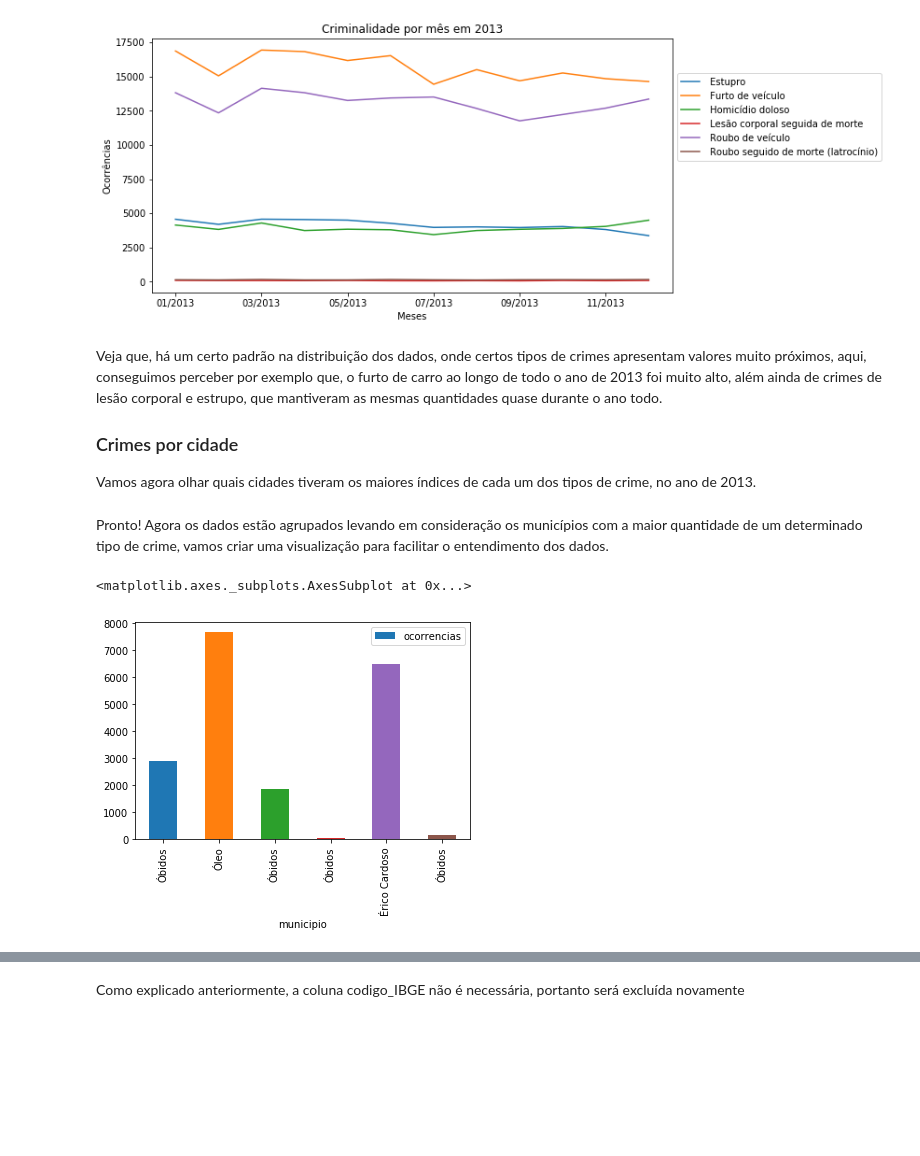
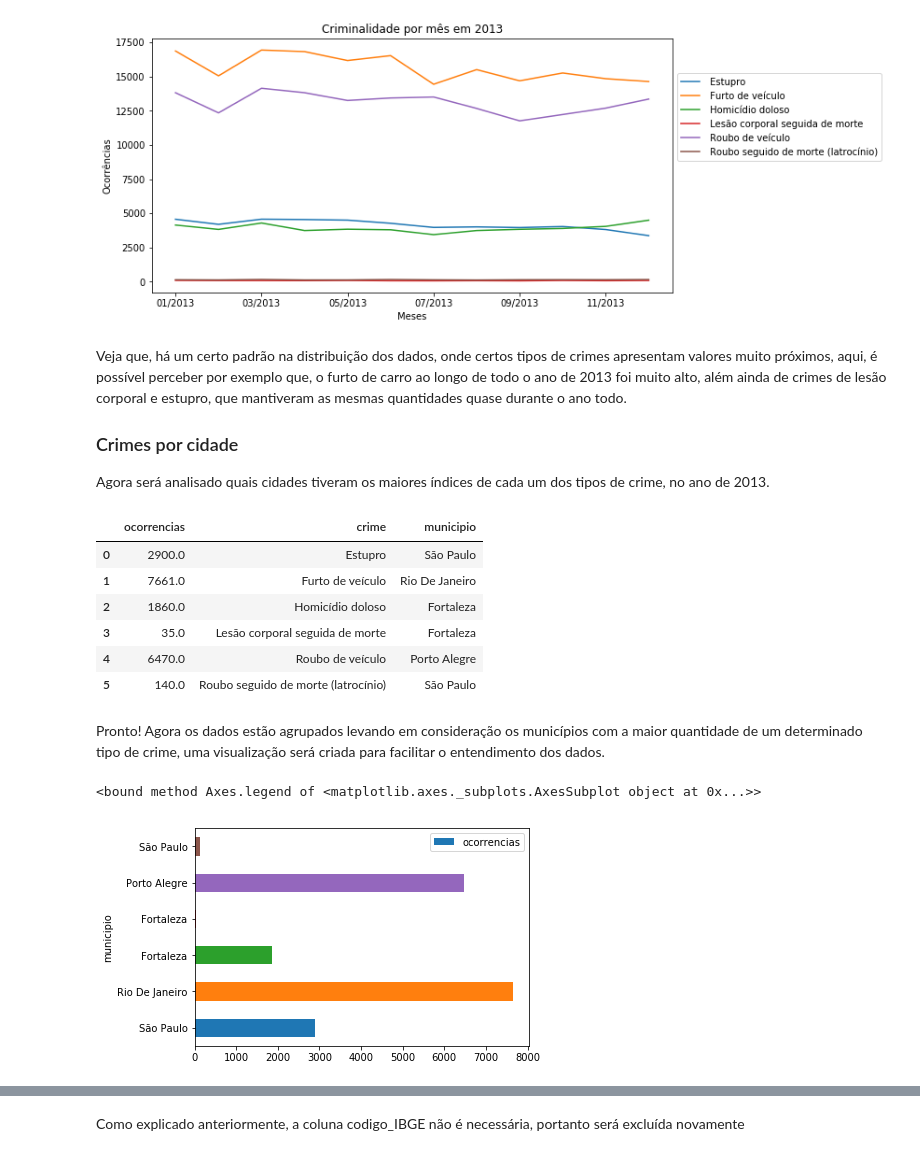
Before and after one commit to M3nin0/ocorrencias-brasil, a Jupyter notebook: ocorrencias-py.ipynb, the cells around one changed output, grey strips where cells are left out. Drawn from its saved outputs; the diff is of its cells as text; code cells hidden in the pictures; blank space fills up the shorter version.

```diff
--- a/ocorrencias-py.ipynb
+++ b/ocorrencias-py.ipynb
@@ -170,19 +161,30 @@ crime_per_month_line_graph.plot
 <bound method Axes.plot of <matplotlib.axes._subplots.AxesSubplot object at 0x...>>
 [figure]
 # %% [markdown]
-Veja que, há um certo padrão na distribuição dos dados, onde certos tipos de crimes apresentam valores muito próximos, aqui, conseguimos perceber por exemplo que, o furto de carro ao longo de todo o ano de 2013 foi muito alto, além ainda de crimes de lesão corporal e estrupo, que mantiveram as mesmas quantidades quase durante o ano todo.
+Veja que, há um certo padrão na distribuição dos dados, onde certos tipos de crimes apresentam valores muito próximos, aqui, é possível perceber por exemplo que, o furto de carro ao longo de todo o ano de 2013 foi muito alto, além ainda de crimes de lesão corporal e estupro, que mantiveram as mesmas quantidades quase durante o ano todo.
 
 ### Crimes por cidade
 
-Vamos agora olhar quais cidades tiveram os maiores índices de cada um dos tipos de crime, no ano de 2013.
+Agora será analisado quais cidades tiveram os maiores índices de cada um dos tipos de crime, no ano de 2013.
 # %%
 crimes_per_city = year.groupby(['municipio','crime'], as_index=False).agg({'ocorrencias':sum})
+crime_per_city_max = crimes_per_city.groupby(['crime']).agg({'ocorrencias':max})
+criteria = ['ocorrencias','crime']
+crime_per_city_graph = pd.merge(crime_per_city_max,crimes_per_city,on=criteria)
+crime_per_city_graph
+# %% [output]
+|  | ocorrencias | crime | municipio |
+| 0 | 2900.0 | Estupro | São Paulo |
+| 1 | 7661.0 | Furto de veículo | Rio De Janeiro |
+| 2 | 1860.0 | Homicídio doloso | Fortaleza |
+| 3 | 35.0 | Lesão corporal seguida de morte | Fortaleza |
+| 4 | 6470.0 | Roubo de veículo | Porto Alegre |
+| 5 | 140.0 | Roubo seguido de morte (latrocínio) | São Paulo |
 # %% [markdown]
-Pronto! Agora os dados estão agrupados levando em consideração os municípios com a maior quantidade de um determinado tipo de crime, vamos criar uma visualização para facilitar o entendimento dos dados.
+Pronto! Agora os dados estão agrupados levando em consideração os municípios com a maior quantidade de um determinado tipo de crime, uma visualização será criada para facilitar o entendimento dos dados.
-# %%
-crime_per_city_graph = crimes_per_city.groupby(['crime']).agg({'municipio':max,'ocorrencias':max})
-crime_per_city_graph.plot(kind='bar', x='municipio',y='ocorrencias')
-# %% [output]
-<matplotlib.axes._subplots.AxesSubplot at 0x...>
-[figure, removed]
+# %%
+crime_per_city_graph.plot(kind='barh',y='ocorrencias',x='municipio')
+# %% [output]
+<bound method Axes.legend of <matplotlib.axes._subplots.AxesSubplot object at 0x...>>
+[figure, added]
 # %% [markdown]
```
Also changed, not shown: parts of 11 cells of this notebook.
